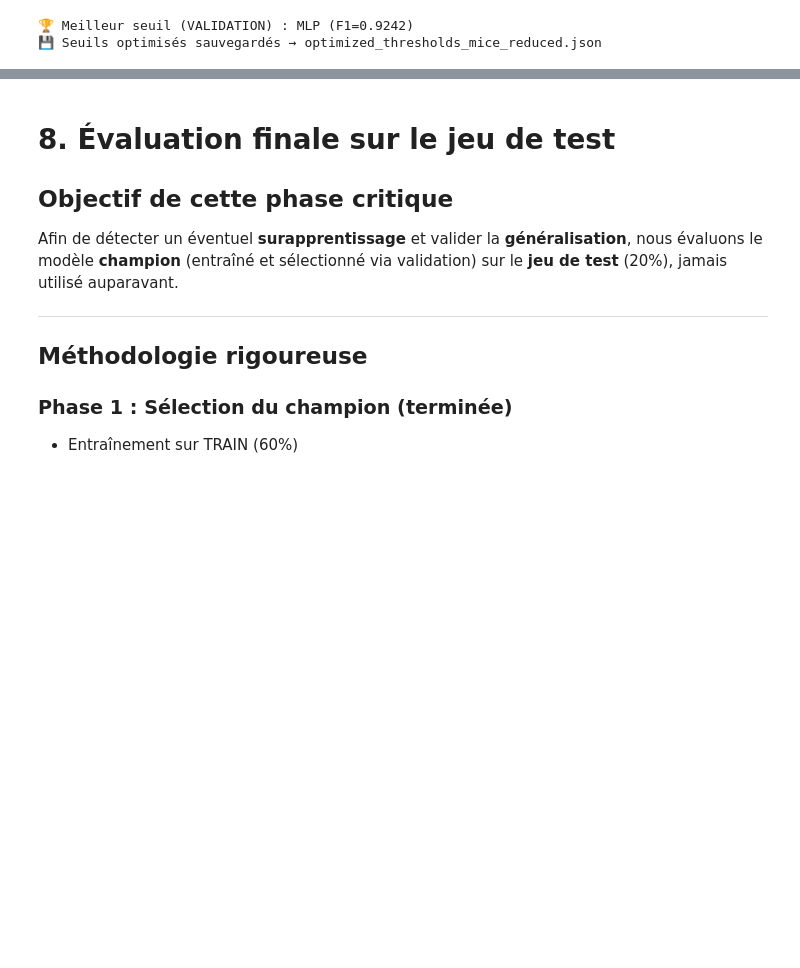
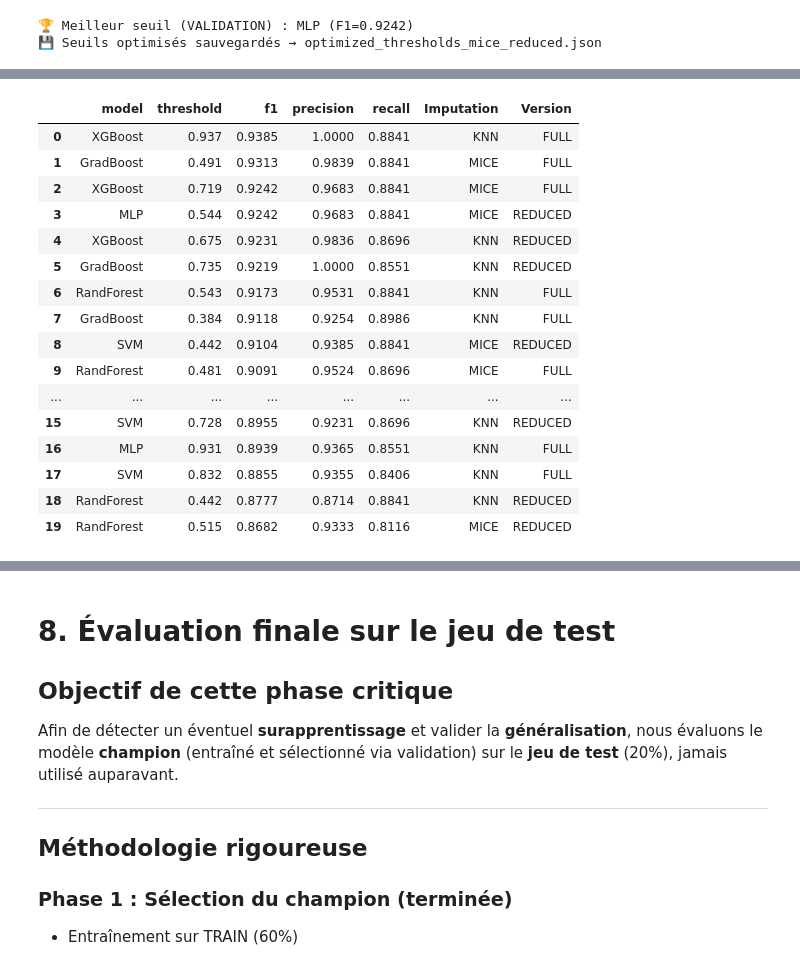
Before and after one commit to Abdoullatuf/sta211-project, a Jupyter notebook: notebooks/02_Modelisation_et_Optimisation.ipynb, the cells around one changed output, grey strips where cells are left out. Cells and saved outputs as stored; diff of their text form; code cells hidden in the pictures; blank space fills up the shorter version.

```diff
--- a/notebooks/02_Modelisation_et_Optimisation.ipynb
+++ b/notebooks/02_Modelisation_et_Optimisation.ipynb
@@ -1854,27 +1854,30 @@ Le tableau final permet de visualiser pour chaque modèle :
 
 📂 Tous les résultats sont enregistrés dans `outputs/modeling/thresholds/`.
 # %%
-# ── 7.4 Synthèse visuelle (KNN + MICE) ────────────────────────────────────
+# ── 7.3 Synthèse visuelle (KNN + MICE) ────────────────────────────────────
 # 🔁 Fusion des 4 jeux : KNN / MICE × Full / Reduced
 from modules.modeling import load_optimized_thresholds
 
+log = logging.getLogger(__name__)  # Get a logger instance
 
-log = logging.getLogger(__name__) # Get a logger instance
-
-thresholds_dir = OUTPUTS_DIR / "modeling" / "thresholds"
+# ✅ CORRECTION: Utiliser cfg.paths.outputs au lieu de OUTPUTS_DIR
+thresholds_dir = cfg.paths.outputs / "modeling" / "thresholds"
 
 # Load data and add 'Imputation' and 'Version' columns
-df_knn_full_thr = load_optimized_thresholds("knn", "full", thresholds_dir).assign(Imputation="KNN", Version="FULL")
-df_knn_reduced_thr = load_optimized_thresholds("knn", "reduced", thresholds_dir).assign(Imputation="KNN", Version="REDUCED")
-df_mice_full_thr = load_optimized_thresholds("mice", "full", thresholds_dir).assign(Imputation="MICE", Version="FULL")
-df_mice_reduced_thr = load_optimized_thresholds("mice", "reduced", thresholds_dir).assign(Imputation="MICE", Version="REDUCED")
-
+df_knn_full_thr = load_optimized_thresholds("knn", "full", thresholds_dir).assign(Imputation="KNN",
+Version="FULL")
+df_knn_reduced_thr = load_optimized_thresholds("knn", "reduced", thresholds_dir).assign(Imputation="KNN",
+Version="REDUCED")
+df_mice_full_thr = load_optimized_thresholds("mice", "full", thresholds_dir).assign(Imputation="MICE",
+Version="FULL")
+df_mice_reduced_thr = load_optimized_thresholds("mice", "reduced", thresholds_dir).assign(Imputation="MICE",
+Version="REDUCED")
 
 df_thr_all = pd.concat([
-    df_knn_full_thr,
-    df_knn_reduced_thr,
-    df_mice_full_thr,
-    df_mice_reduced_thr,
+  df_knn_full_thr,
+  df_knn_reduced_thr,
+  df_mice_full_thr,
+  df_mice_reduced_thr,
 ], ignore_index=True)
 
 # Mise en forme
@@ -1883,37 +1886,41 @@ df_thr_all = df_thr_all.sort_values("f1", ascending=False).reset_index(drop=True
 
 # 🎨 Affichage stylisé
 display(
-    df_thr_all
-        .style
-        .background_gradient(subset=["f1"], cmap="Greens", vmin=0.85, vmax=0.95)
-        .background_gradient(subset=["threshold"], cmap="Blues", vmin=0.1, vmax=0.9)
-        .format({"f1": "{:.4f}", "precision": "{:.4f}", "recall": "{:.4f}", "threshold": "{:.3f}"})
-        .highlight_max(subset=["f1"], color="#006400", props="color: white; font-weight: bold")
-        .set_caption("Seuils optimaux par modèle et méthode d'imputation (jeu de validation)")
+  df_thr_all
+      .style
+      .background_gradient(subset=["f1"], cmap="Greens", vmin=0.85, vmax=0.95)
+      .background_gradient(subset=["threshold"], cmap="Blues", vmin=0.1, vmax=0.9)
+      .format({"f1": "{:.4f}", "precision": "{:.4f}", "recall": "{:.4f}", "threshold": "{:.3f}"})
+      .highlight_max(subset=["f1"], color="#006400", props="color: white; font-weight: bold")
+      .set_caption("Seuils optimaux par modèle et méthode d'imputation (jeu de VALIDATION)")
 )
 
-# 📊 Insights
+# Insights
 print(f"\n INSIGHTS RAPIDES :")
 print(f" Meilleur F1 global : {df_thr_all['f1'].max():.4f} ({df_thr_all.iloc[0]['model']} + {df_thr_all.iloc[0]['Imputation']} {df_thr_all.iloc[0]['Version']})")
 print(f" F1 moyen : {df_thr_all['f1'].mean():.4f}")
 print(f" Seuil moyen : {df_thr_all['threshold'].mean():.3f}")
 print(f" Écart F1 (max-min) : {(df_thr_all['f1'].max() - df_thr_all['f1'].min()):.4f}")
 
-# 🔍 Comparaison KNN vs MICE (même modèle, même version)
+#  Comparaison KNN vs MICE (même modèle, même version)
 print("\n COMPARAISON KNN vs MICE (à version égale) :")
 print("-" * 45)
 for version in ["FULL", "REDUCED"]:
-    models = df_thr_all["model"].unique()
-    for model in models:
-        try:
-            knn_f1 = df_thr_all.query("model == @model and Imputation == 'KNN' and Version == @version")["f1"].values[0]
-            mice_f1 = df_thr_all.query("model == @model and Imputation == 'MICE' and Version == @version")["f1"].values[0]
-            diff = knn_f1 - mice_f1
-            winner = "KNN" if diff > 0 else "MICE" if diff < 0 else "Égalité"
-            print(f"{model:<12} ({version}): KNN={knn_f1:.4f}, MICE={mice_f1:.4f} → {winner} ({diff:+.4f})")
-        except IndexError:
-            continue
+  models = df_thr_all["model"].unique()
+  for model in models:
+      try:
 
-#  Sauvegarde du tableau consolidé
+          knn_f1 = df_thr_all.query("model == @model and Imputation == 'KNN' and Version == @version")["f1"].values[0]
+          mice_f1 = df_thr_all.query("model == @model and Imputation == 'MICE' and Version ==@version")["f1"].values[0]
+          diff = knn_f1 - mice_f1
+          winner = "KNN" if diff > 0 else "MICE" if diff < 0 else "Égalité"
+          print(f"{model:<12} ({version}): KNN={knn_f1:.4f}, MICE={mice_f1:.4f} → {winner} ({diff:+.4f})")
+      except IndexError:
+          continue
+
+
+from modules.utils import save_artifact
+save_artifact(df_thr_all.to_dict("records"), "df_all_thresholds.json", cfg.paths.models)
 df_thr_all.to_csv(cfg.paths.models / "df_all_thresholds.csv", index=False)
-log.info(f" Tableau des seuils optimisés consolidé sauvegardé → df_all_thresholds.csv")
+log.info(f"💾 Tableau des seuils optimisés consolidé sauvegardé → df_all_thresholds.csv")
+# %% [output]
@@ -1919,0 +1928,17 @@ log.info(f" Tableau des seuils optimisés consolidé sauvegardé → df_all_thre
+|  | model | threshold | f1 | precision | recall | Imputation | Version |
+| 0 | XGBoost | 0.937 | 0.9385 | 1.0000 | 0.8841 | KNN | FULL |
+| 1 | GradBoost | 0.491 | 0.9313 | 0.9839 | 0.8841 | MICE | FULL |
+| 2 | XGBoost | 0.719 | 0.9242 | 0.9683 | 0.8841 | MICE | FULL |
+| 3 | MLP | 0.544 | 0.9242 | 0.9683 | 0.8841 | MICE | REDUCED |
+| 4 | XGBoost | 0.675 | 0.9231 | 0.9836 | 0.8696 | KNN | REDUCED |
+| 5 | GradBoost | 0.735 | 0.9219 | 1.0000 | 0.8551 | KNN | REDUCED |
+| 6 | RandForest | 0.543 | 0.9173 | 0.9531 | 0.8841 | KNN | FULL |
+| 7 | GradBoost | 0.384 | 0.9118 | 0.9254 | 0.8986 | KNN | FULL |
+| 8 | SVM | 0.442 | 0.9104 | 0.9385 | 0.8841 | MICE | REDUCED |
+| 9 | RandForest | 0.481 | 0.9091 | 0.9524 | 0.8696 | MICE | FULL |
+| ... | ... | ... | ... | ... | ... | ... | ... |
+| 15 | SVM | 0.728 | 0.8955 | 0.9231 | 0.8696 | KNN | REDUCED |
+| 16 | MLP | 0.931 | 0.8939 | 0.9365 | 0.8551 | KNN | FULL |
+| 17 | SVM | 0.832 | 0.8855 | 0.9355 | 0.8406 | KNN | FULL |
+| 18 | RandForest | 0.442 | 0.8777 | 0.8714 | 0.8841 | KNN | REDUCED |
+| 19 | RandForest | 0.515 | 0.8682 | 0.9333 | 0.8116 | MICE | REDUCED |
```
Also changed, not shown: parts of 8 cells of this notebook, 5 other files.
